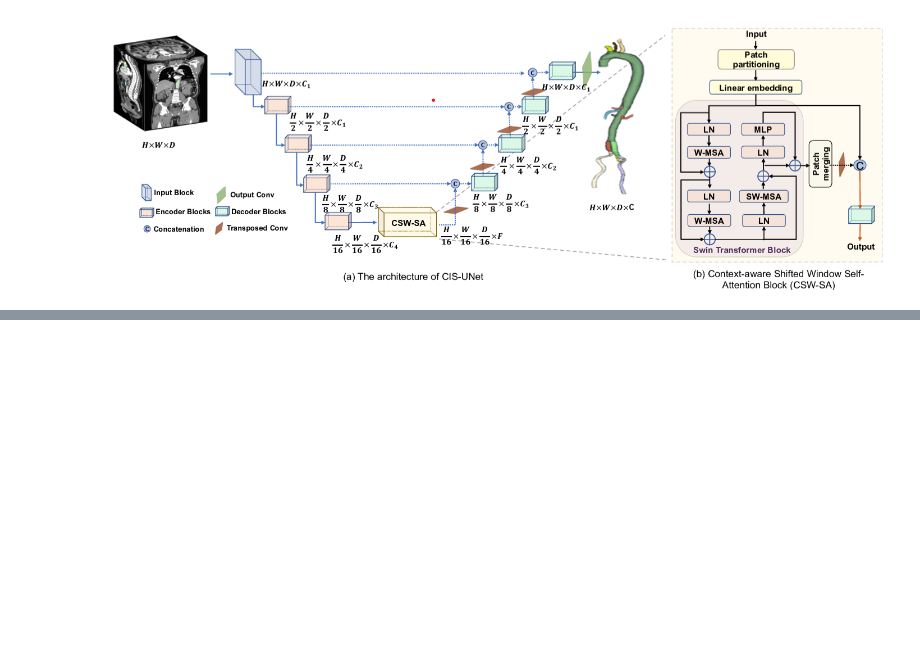
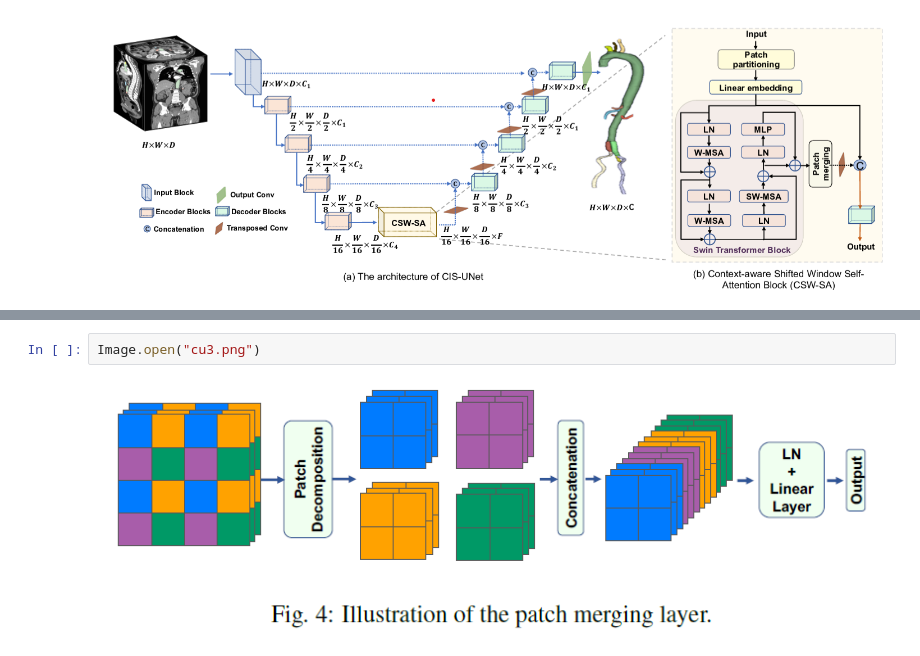
Before and after one commit to k-koto/koto_documents, a Jupyter notebook: cis-unet/cis_unet.ipynb, the cells around one changed output, grey strips where cells are left out. Drawn from its saved outputs; the diff is of its cells as text; blank space fills up the shorter version.

```diff
--- a/cis-unet/cis_unet.ipynb
+++ b/cis-unet/cis_unet.ipynb
@@ -75,0 +100,4 @@ Image.open('cu1.png')
+# %%
+Image.open("cu3.png")
+# %% [output]
+[figure, added]
```
Also changed, not shown: parts of 3 cells of this notebook, 3 other files.
